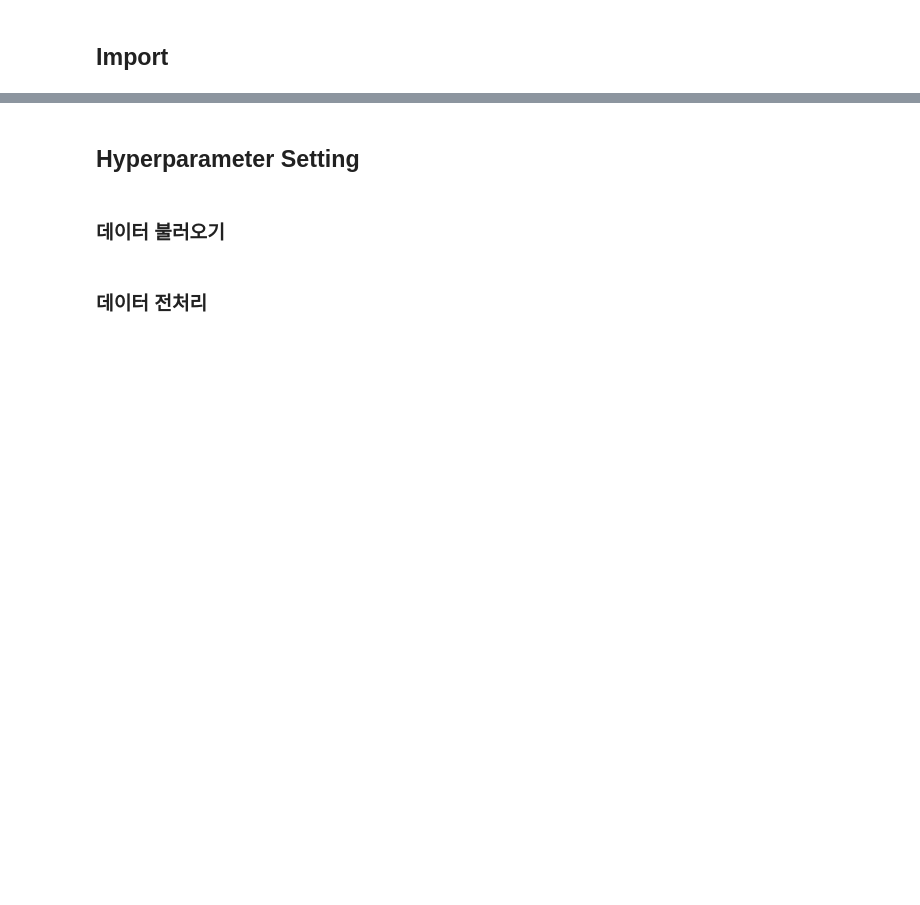
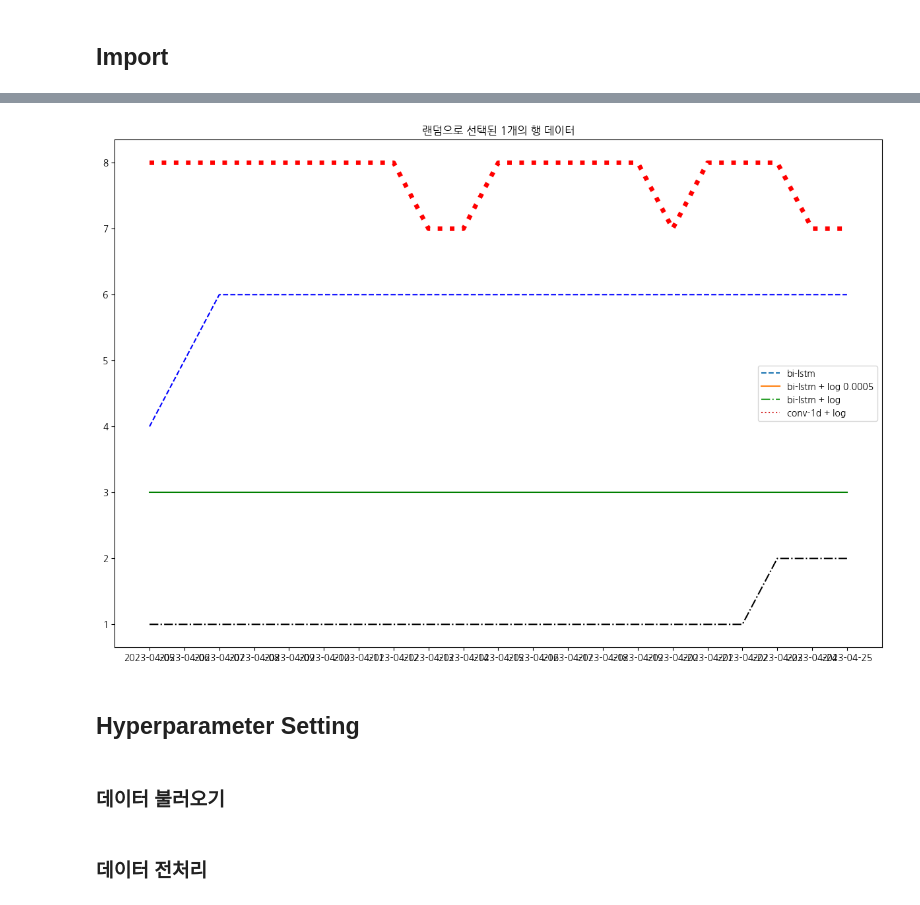
Before and after one commit to larcenous/LG-aimers, a Jupyter notebook: [Baseline]_LSTM을 활용한 제품 판매량 예측 (+Seed 고정 추가).ipynb, the cells around one changed output, grey strips where cells are left out. Cells and saved outputs as stored; diff of their text form; code cells hidden in the pictures; blank space fills up the shorter version.

```diff
--- a/[Baseline]_LSTM을 활용한 제품 판매량 예측 (+Seed 고정 추가).ipynb
+++ b/[Baseline]_LSTM을 활용한 제품 판매량 예측 (+Seed 고정 추가).ipynb
@@ -22,0 +3,13 @@ Note: you may need to restart the kernel to use updated packages.
+# %%
+import pandas as pd
+import random as rand
+import matplotlib.pyplot as plt
+import numpy as np
+
+plt.rcParams['font.family'] = 'NanumGothic'
+# %%
+data1 = pd.read_csv('C://Users//i//Desktop//work//LG aimers//4feature_added_3weeks_bi-lstm_with_attention_adam_0.0001_dropout_0.1_batch1024_step2_day120_no_discount_submit.csv')
+data2 = pd.read_csv('C://Users//i//Desktop//work//LG aimers//four_feature_added_train1_conv1d_lstm_2nd.csv')
+data3 = pd.read_csv('C://Users//i//Desktop//work//LG aimers//three_feature_added_log_transformed_train1_conv1d_lstm.csv')
+data4 = pd.read_csv('C://Users//i//Desktop//work//LG aimers//train1_log_transform_bi-lstm_adam_0.000075_batch1024_step2_day90_submit.csv')
+data5 = pd.read_csv('C://Users//i//Desktop//work//LG aimers//train1_log_transform_bi-lstm_adam_0.00005_batch1024_step2_day90_submit.csv')
@@ -22,0 +66,3 @@ Note: you may need to restart the kernel to use updated packages.
+# %%
+data_ensemble = round((data1 + data2)/2)
+data_ensemble.head()
@@ -23,3 +77,33 @@ Note: you may need to restart the kernel to use updated packages.
+# %%
+selected_rows = np.random.choice(15890, 1, replace=False)
+
+# 선택된 행 데이터를 추출합니다.
+selected_data1 = data1.iloc[selected_rows,:]
+selected_data2 = data5.iloc[selected_rows,:]
+selected_data3 = data3.iloc[selected_rows,:]
+selected_data4 = data4.iloc[selected_rows,:]
+selected_data5 = data_ensemble.iloc[selected_rows,:]
+# 그래프를 그립니다.
+plt.figure(figsize=(15,10))
+for id, row in selected_data1.iterrows():
+    plt.plot(row.index[1:], row.values[1:], linestyle='--', color = 'b')
+for id, row in selected_data2.iterrows():
+    plt.plot(row.index[1:], row.values[1:], linestyle='-', color = 'g')
+for id, row in selected_data3.iterrows():
+    plt.plot(row.index[1:], row.values[1:], linestyle=':', color = 'r', linewidth = 5)
+for id, row in selected_data4.iterrows():
+    plt.plot(row.index[1:], row.values[1:], linestyle='-.', color = 'k')
+#for id, row in selected_data5.iterrows():
+    #plt.plot(row.index[1:], row.values[1:], linestyle='-.', color = 'o')
+plt.plot([], [], label='bi-lstm', linestyle='--')
+plt.plot([], [], label='bi-lstm + log 0.0005', linestyle='-')
+plt.plot([], [], label='bi-lstm + log', linestyle='-.')
+plt.plot([], [], label='conv-1d + log',linestyle=':')
+plt.legend()
+plt.title("랜덤으로 선택된 1개의 행 데이터")
+plt.show()
+# %% [output]
+[figure, added]
 # %%
 import random
 import os
```
Also changed, not shown: parts of 7 cells of this notebook, 16 other files.
